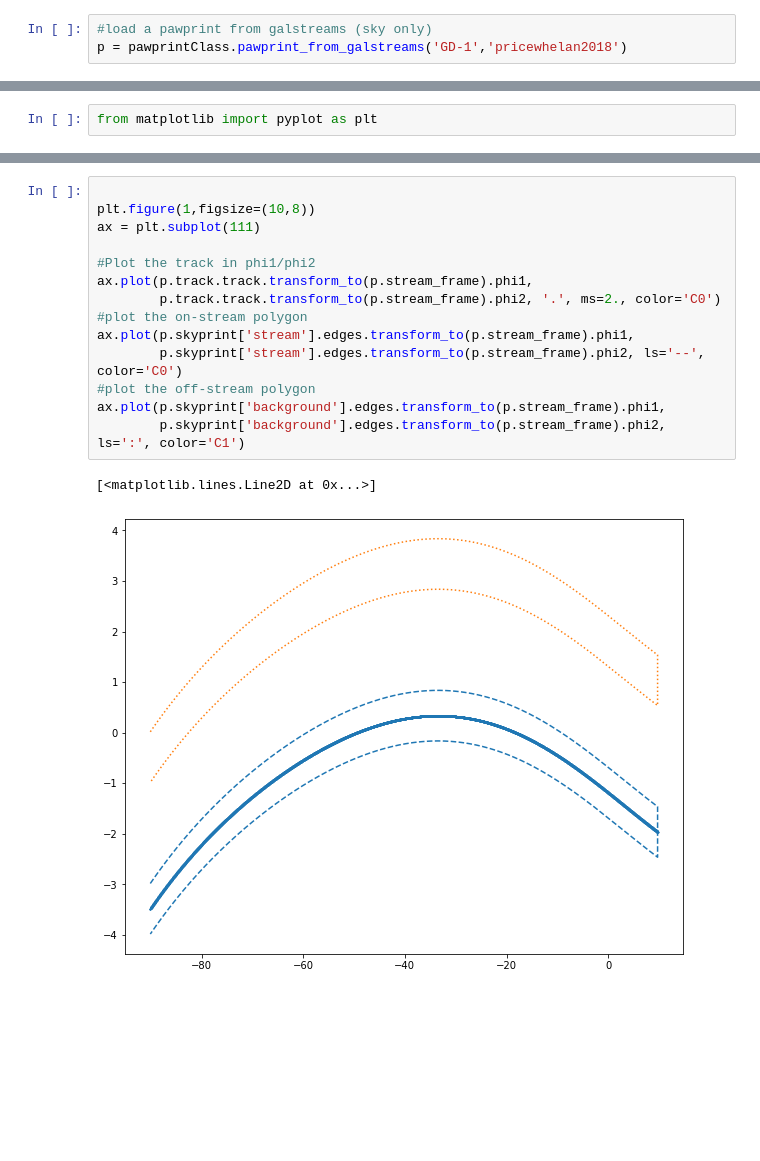
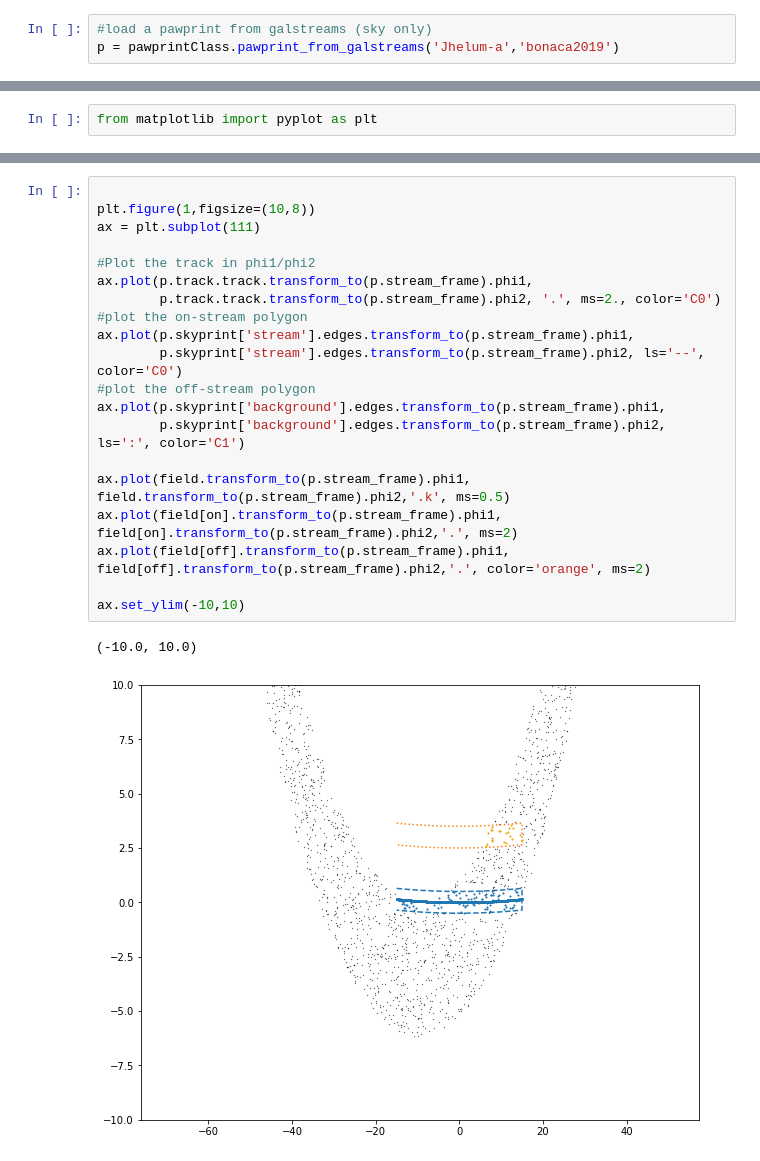
Before and after one commit to stellarstreams/cats, a Jupyter notebook: datamodel/IO tests.ipynb, the cells around one changed output, grey strips where cells are left out. Drawn from its saved outputs; the diff is of its cells as text; blank space fills up the shorter version.

```diff
--- a/datamodel/IO tests.ipynb
+++ b/datamodel/IO tests.ipynb
@@ -216,7 +216,7 @@ class pawprintClass(dict):
         out.write_to(fname)
 # %%
 #load a pawprint from galstreams (sky only)
-p = pawprintClass.pawprint_from_galstreams('GD-1','pricewhelan2018')
+p = pawprintClass.pawprint_from_galstreams('Jhelum-a','bonaca2019')
 # %%
 #Generate random points on the sphere in an area around the track
 rao,raf = np.min(p.track.track.ra.deg), np.max(p.track.track.ra.deg)
@@ -256,17 +256,23 @@ ax.plot(field.ra[off], field.dec[off], '.', ms=2.5, color='C1')
 # %%
 
 plt.figure(1,figsize=(10,8))
 ax = plt.subplot(111)
 
 #Plot the track in phi1/phi2
 ax.plot(p.track.track.transform_to(p.stream_frame).phi1,
         p.track.track.transform_to(p.stream_frame).phi2, '.', ms=2., color='C0')
 #plot the on-stream polygon
 ax.plot(p.skyprint['stream'].edges.transform_to(p.stream_frame).phi1,
         p.skyprint['stream'].edges.transform_to(p.stream_frame).phi2, ls='--', color='C0')
 #plot the off-stream polygon
 ax.plot(p.skyprint['background'].edges.transform_to(p.stream_frame).phi1,
         p.skyprint['background'].edges.transform_to(p.stream_frame).phi2, ls=':', color='C1')
+
+ax.plot(field.transform_to(p.stream_frame).phi1, field.transform_to(p.stream_frame).phi2,'.k', ms=0.5)
+ax.plot(field[on].transform_to(p.stream_frame).phi1, field[on].transform_to(p.stream_frame).phi2,'.', ms=2)
+ax.plot(field[off].transform_to(p.stream_frame).phi1, field[off].transform_to(p.stream_frame).phi2,'.', color='orange', ms=2)
+
+ax.set_ylim(-10,10)
 # %% [output]
-[<matplotlib.lines.Line2D at 0x...>]
+(-10.0, 10.0)
-[figure, old version]
+[figure, new version]
```
Also changed, not shown: parts of 5 cells of this notebook.
